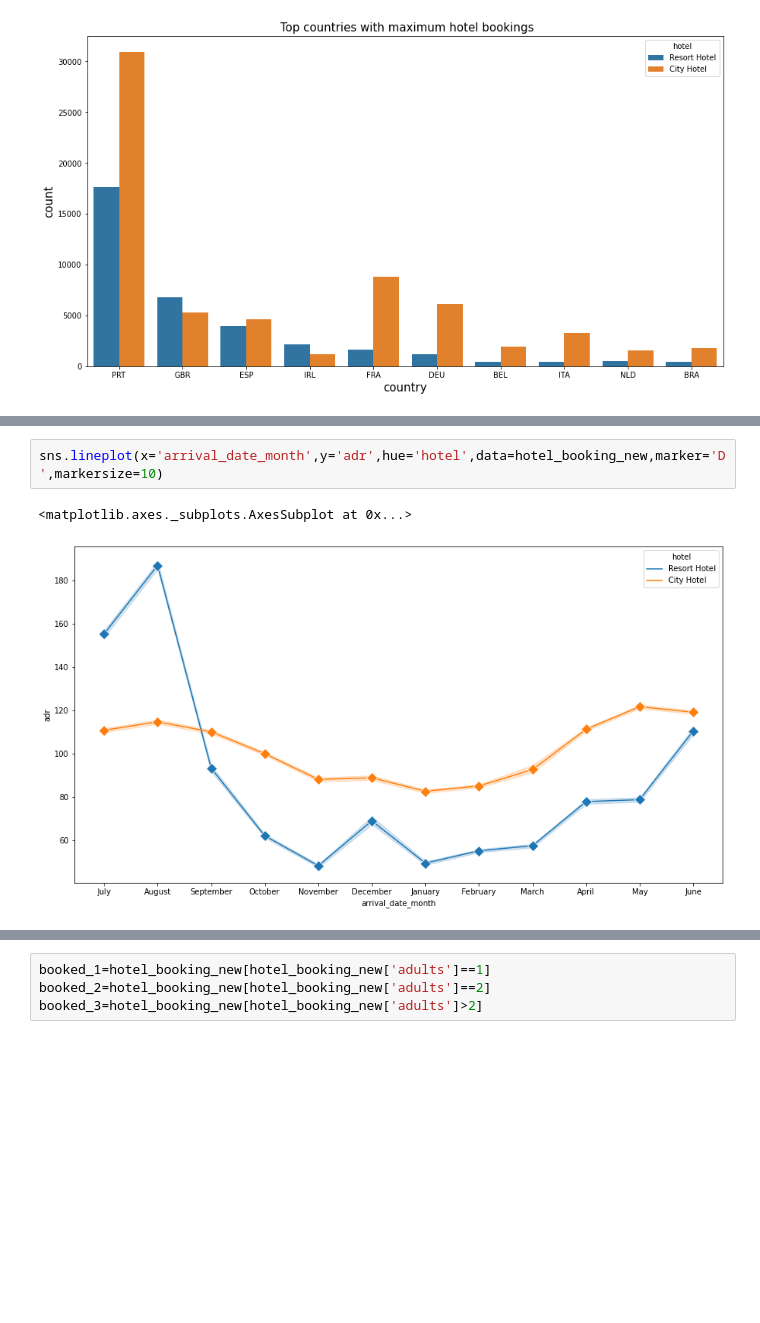
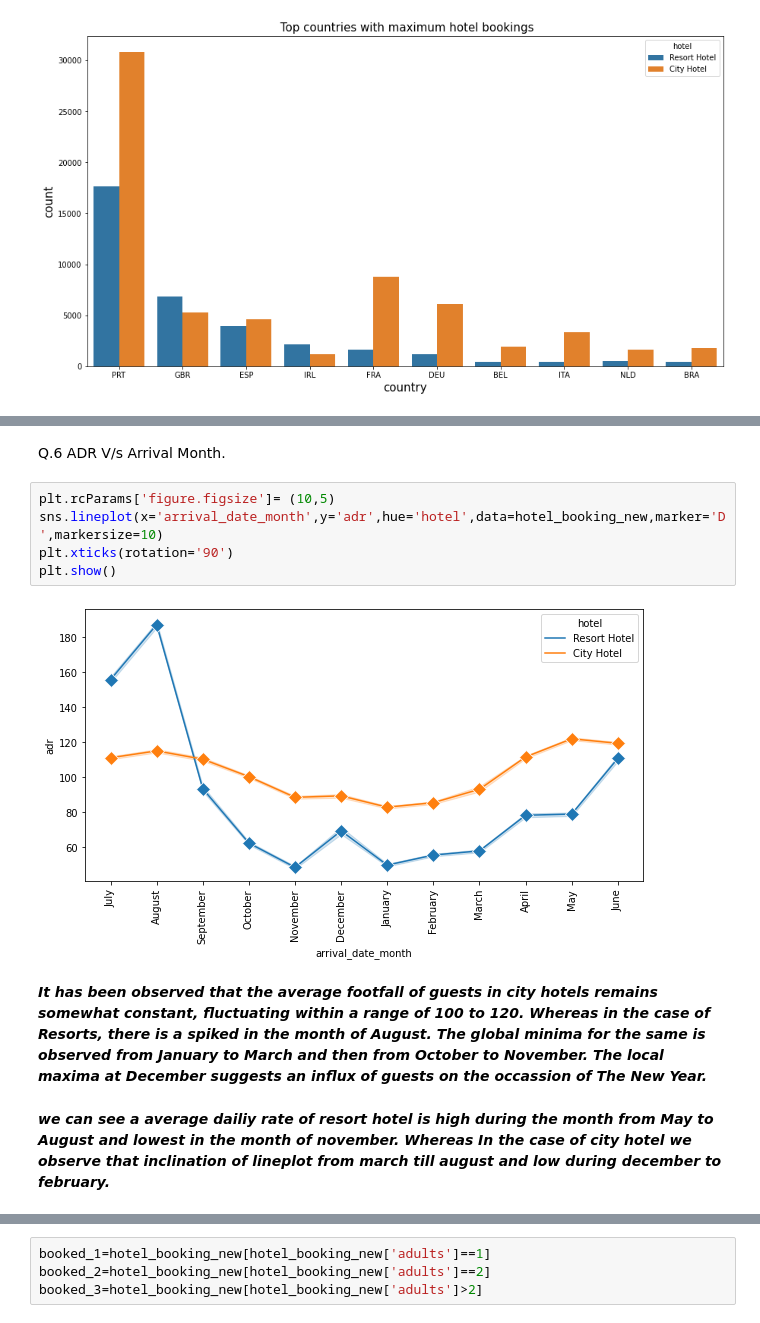
Before and after one commit to Souvik0651/hotel_booking_analysis, a Jupyter notebook: Hotel_Booking_Analysis_Souvik_Capstone_Project.ipynb, the cells around one changed output, grey strips where cells are left out. Cells and saved outputs as stored; diff of their text form; blank space fills up the shorter version.

```diff
--- a/Hotel_Booking_Analysis_Souvik_Capstone_Project.ipynb
+++ b/Hotel_Booking_Analysis_Souvik_Capstone_Project.ipynb
@@ -334,8 +376,18 @@ hotel_booking_new['stays_in_week_nights'].agg('max')
+# %% [markdown]
+Q.6 ADR V/s Arrival Month.
 # %%
+plt.rcParams['figure.figsize']= (10,5)
 sns.lineplot(x='arrival_date_month',y='adr',hue='hotel',data=hotel_booking_new,marker='D',markersize=10)
+plt.xticks(rotation='90')
+plt.show()
 # %% [output]
-<matplotlib.axes._subplots.AxesSubplot at 0x...>
-[figure, old version]
+[figure, new version]
+# %% [markdown]
+***It has been observed that the average footfall of guests in city hotels remains somewhat constant, fluctuating within a range of 100 to 120.
+Whereas in the case of Resorts, there is a spiked in the month of August. The global minima for the same is observed from January to March and then from October to November. The local maxima at December suggests an influx of guests on the occassion of The New Year.***
+# %% [markdown]
+***we can see a average dailiy rate of resort hotel is high during the month from May to August and lowest in the month of november.
+Whereas In the case of city hotel we observe that inclination of lineplot from march till august and low during december to february.***
 # %%
 sns.lineplot(x='arrival_date_day_of_month',y='adr',hue='hotel',data=hotel_booking_new)
 plt.legend(loc="lower right")
```
Also changed, not shown: parts of 91 cells of this notebook.
